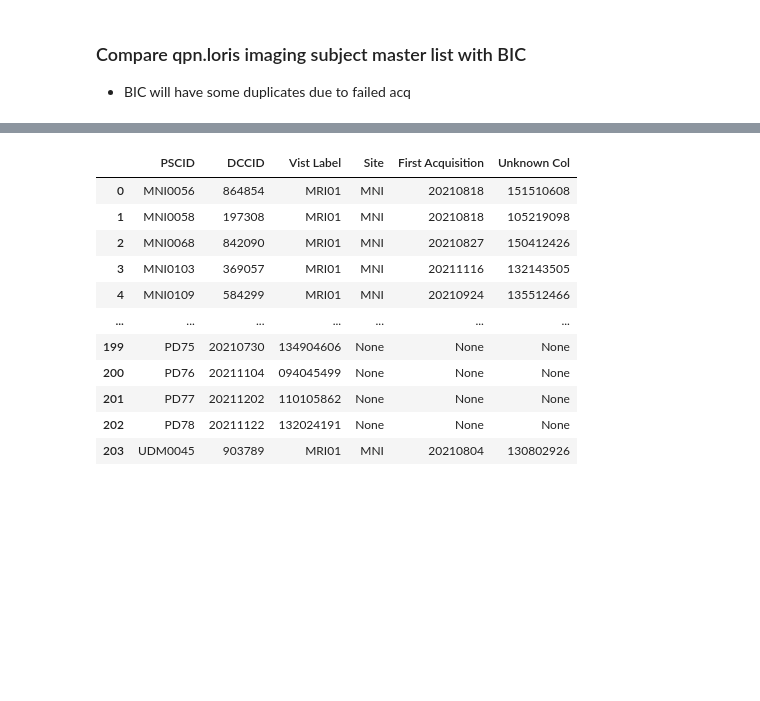
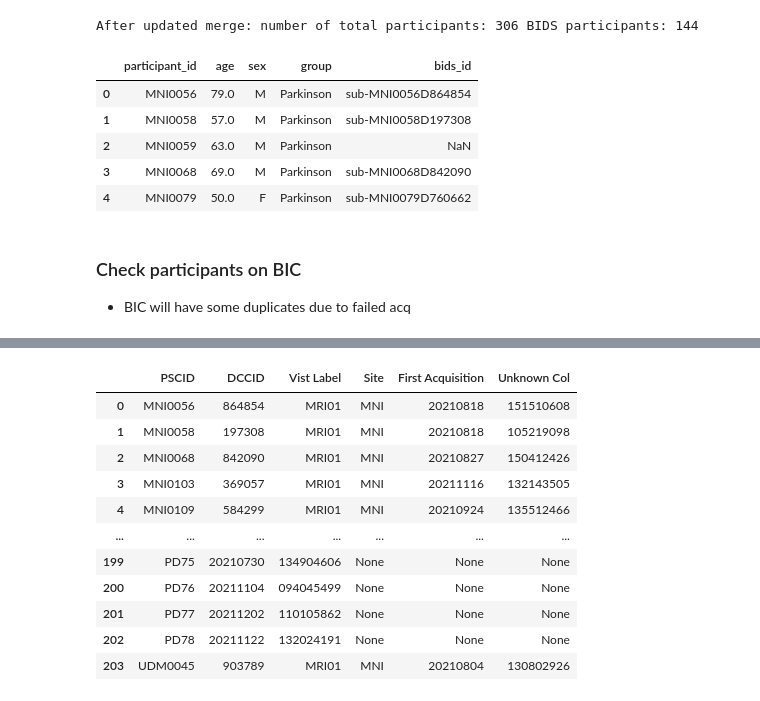
Before and after one commit to nipoppy/nipoppy, a Jupyter notebook: notebooks/0_participants.ipynb, the cells around one changed output, grey strips where cells are left out. Cells and saved outputs as stored; diff of their text form; code cells hidden in the pictures; blank space fills up the shorter version.

```diff
--- a/notebooks/0_participants.ipynb
+++ b/notebooks/0_participants.ipynb
@@ -92,6 +210,22 @@ number of unique participants: 296
 | 175 | MNI0059 | 63.0 | M | Parkinson |
 | 182 | MNI0068 | 69.0 | M | Parkinson |
 | 227 | MNI0079 | 50.0 | F | Parkinson |
+# %%
+partcipants_df = pd.merge(partcipants_df,bids_df, on="participant_id", how="left")
+n_total_participants = len(partcipants_df["participant_id"].dropna().unique())
+n_bids_participants = len(partcipants_df["bids_id"].dropna().unique())
+
+print(f"After updated merge: number of total participants: {n_total_participants} BIDS participants: {n_bids_participants}")
+
+partcipants_df.head()
+# %% [output]
+After updated merge: number of total participants: 306 BIDS participants: 144
+|  | participant_id | age | sex | group | bids_id |
+| 0 | MNI0056 | 79.0 | M | Parkinson | sub-MNI0056D864854 |
+| 1 | MNI0058 | 57.0 | M | Parkinson | sub-MNI0058D197308 |
+| 2 | MNI0059 | 63.0 | M | Parkinson | NaN |
+| 3 | MNI0068 | 69.0 | M | Parkinson | sub-MNI0068D842090 |
+| 4 | MNI0079 | 50.0 | F | Parkinson | sub-MNI0079D760662 |
 # %% [markdown]
-### Compare qpn.loris imaging subject master list with BIC
+### Check participants on BIC
 - BIC will have some duplicates due to failed acq
```
Also changed, not shown: parts of 32 cells of this notebook, 1 other file.
